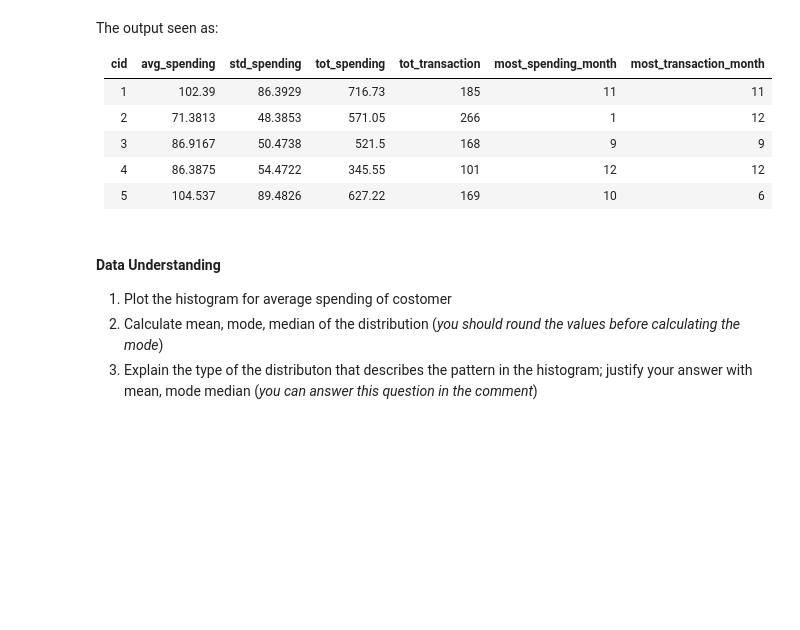
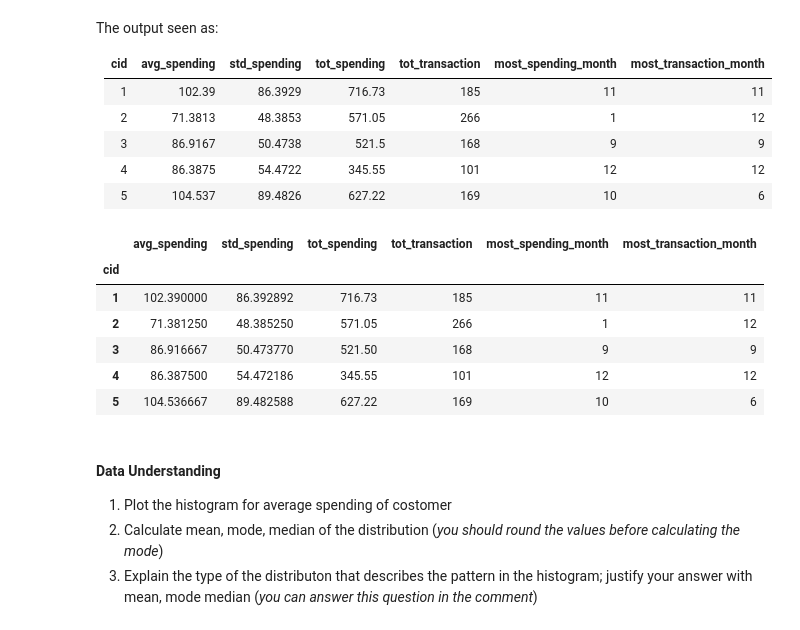
Before and after one commit to OlkanBerke/data-science-homework, a Jupyter notebook: Case_Study.ipynb, the cells around one changed output. Drawn from its saved outputs; the diff is of its cells as text; code cells hidden in the pictures; blank space fills up the shorter version.

```diff
--- a/Case_Study.ipynb
+++ b/Case_Study.ipynb
@@ -68,3 +133,15 @@ The output seen as:
+# %%
+df = pd.concat([avg_spending, std_spending, tot_spending, tot_transaction, most_spending_month, most_transaction_month], axis=1,)
+df.columns = ['avg_spending', 'std_spending', 'tot_spending', 'tot_transaction', 'most_spending_month', 'most_transaction_month']
+df.head(5)
+# %% [output]
+|  | avg_spending | std_spending | tot_spending | tot_transaction | most_spending_month | most_transaction_month |
+| cid |  |  |  |  |  |  |
+| 1 | 102.390000 | 86.392892 | 716.73 | 185 | 11 | 11 |
+| 2 | 71.381250 | 48.385250 | 571.05 | 266 | 1 | 12 |
+| 3 | 86.916667 | 50.473770 | 521.50 | 168 | 9 | 9 |
+| 4 | 86.387500 | 54.472186 | 345.55 | 101 | 12 | 12 |
+| 5 | 104.536667 | 89.482588 | 627.22 | 169 | 10 | 6 |
 # %% [markdown]
 #### Data Understanding
 1. Plot the histogram for average spending of costomer
```
Also changed, not shown: parts of 25 cells of this notebook.
